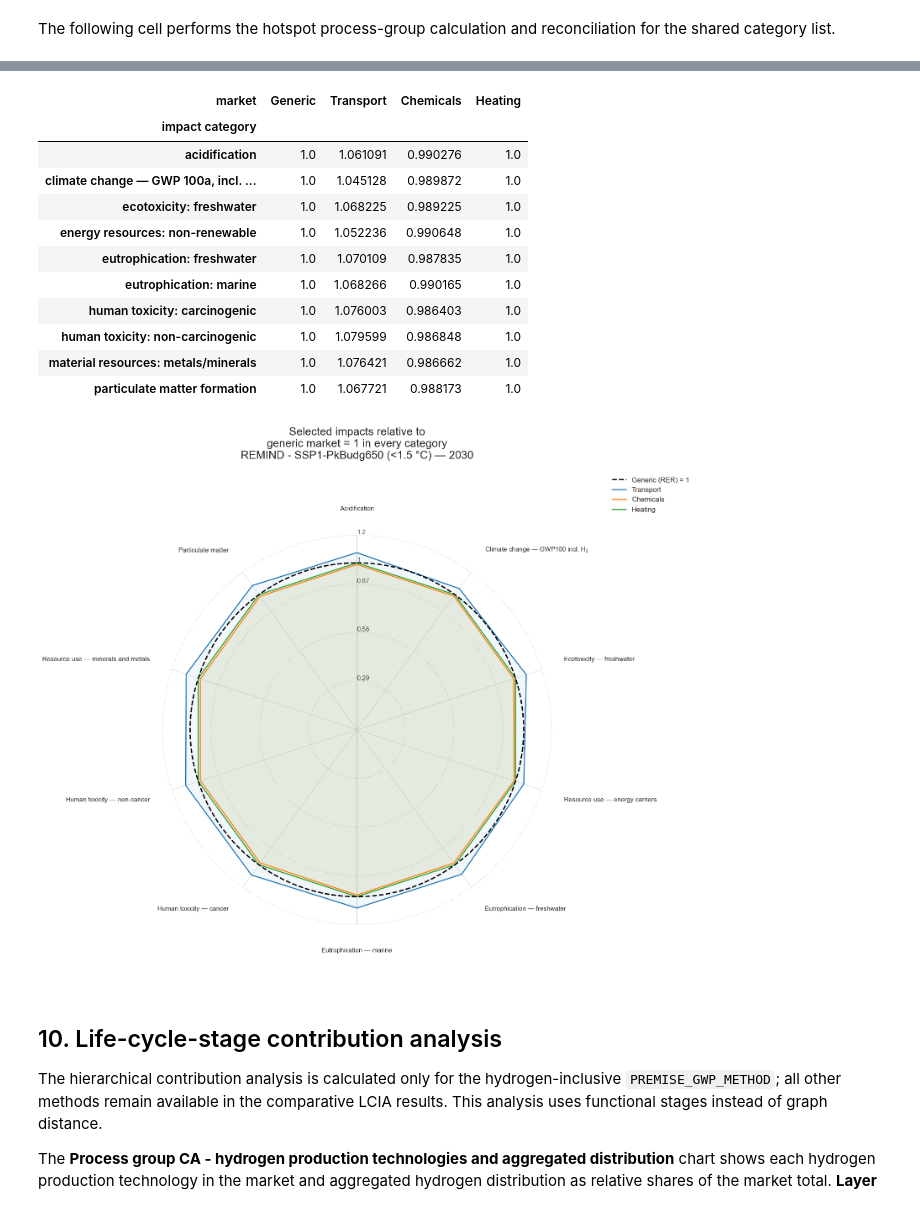
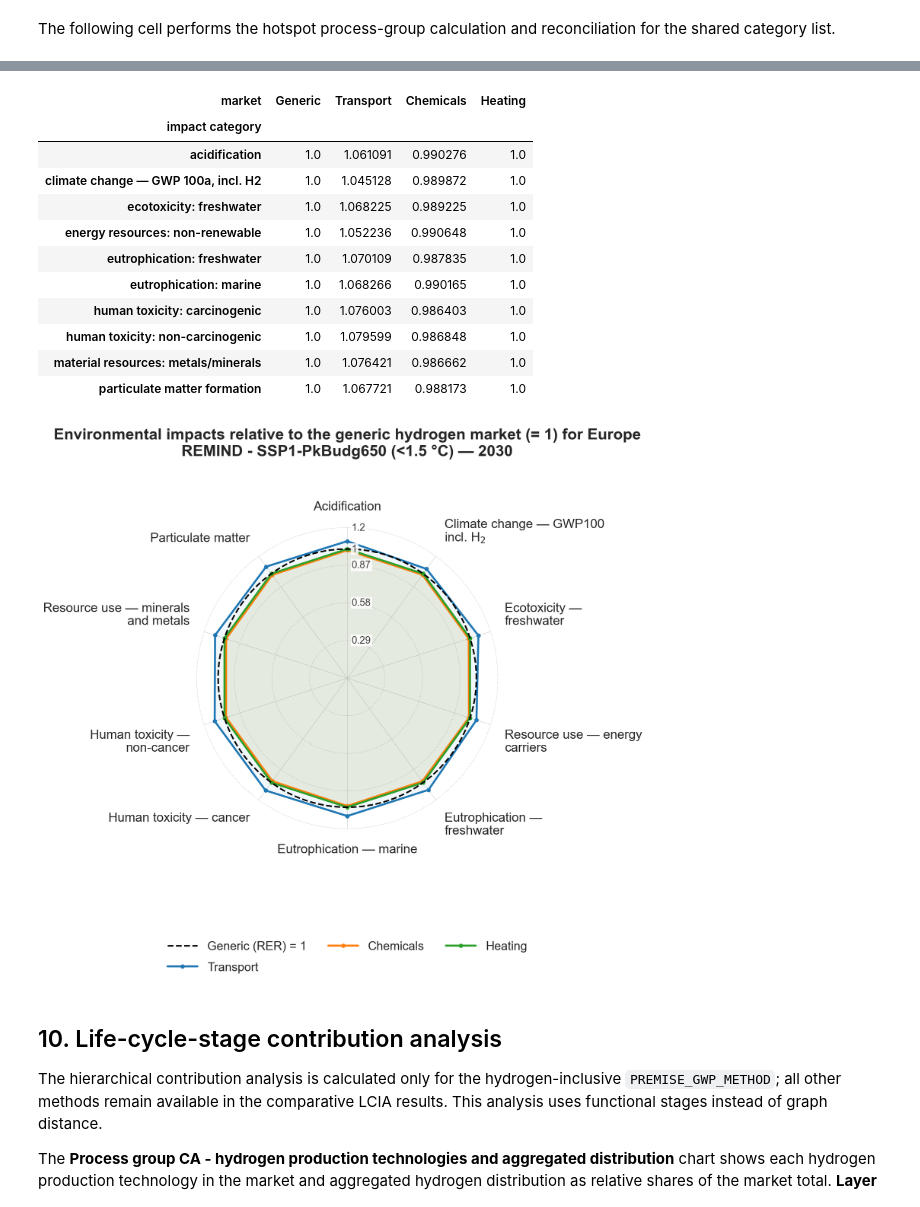
Before and after one commit to Tubias-Close/premise_h2-distribution, a Jupyter notebook: examples/h2-distribution_LCIA/notebooks/LCIA_contribution_analysis_hydrogen_markets_europe.ipynb, the cells around one changed output, grey strips where cells are left out. Saved outputs shown, nothing was run; the diff lists cells and outputs as text; code cells hidden in the pictures.

```diff
--- a/examples/h2-distribution_LCIA/notebooks/LCIA_contribution_analysis_hydrogen_markets_europe.ipynb
+++ b/examples/h2-distribution_LCIA/notebooks/LCIA_contribution_analysis_hydrogen_markets_europe.ipynb
@@ -83,7 +93,7 @@ list(bd.databases)
 The project and database exactly match the source notebook. Change only these constants when deliberately applying the workflow to another prospective database.
 # %%
 PROJECT = "ecoinvent-3.12-cutoff_v2"
-DATABASE = "ecoinvent-3.12-cutoff_image-SSP1-VLLO_2030_08_full"
+DATABASE = "ecoinvent-3.12-cutoff_remind-SSP1-PkBudg650_2030_08_full"
 # Operational settings remain in config.py; semantic methods live only in
 # LCIA_mapping_h2.py and are shared with every other LCIA notebook.
 GENERIC_MARKET_NAME = cfg.GENERIC_MARKET_NAME
@@ -842,7 +844,7 @@ for x_direction, y_direction, label in zip(x_directions, y_directions, axis_labe
     vertical_alignment = "center" if abs(y_direction) < 0.15 else ("bottom" if y_direction > 0 else "top")
     ax.text(
         label_radius * x_direction, label_radius * y_direction, label,
-        fontsize=18, fontweight="semibold", linespacing=1.15,
+        fontsize=18, fontweight="normal", linespacing=1.15,
         ha=horizontal_alignment, va=vertical_alignment,
     )
 
@@ -855,36 +857,40 @@ for color, market_label in zip(sector_colors, sector_order):
     closed_y = np.r_[y_values, y_values[0]]
     ax.plot(closed_x, closed_y, linewidth=2.8, marker="o", markersize=5, color=color, label=market_label, zorder=3)
     ax.fill(closed_x, closed_y, color=color, alpha=0.06, zorder=2)
 
 plot_limit = radial_max * 1.28
 ax.set_xlim(-plot_limit, plot_limit)
 ax.set_ylim(-plot_limit, plot_limit)
 ax.set_aspect("equal", adjustable="box")
 ax.axis("off")
 ax.set_title(
-    plot_title("Selected impacts relative to the generic market (= 1)"),
+    plot_title("Environmental impacts relative to the generic hydrogen market (= 1) for Europe"),
     fontsize=22, fontweight="bold", pad=42,
 )
 handles, labels = ax.get_legend_handles_labels()
 fig.legend(handles, labels, loc="lower center", bbox_to_anchor=(0.5, 0.015),
            ncol=min(3, len(labels)), frameon=False, fontsize=17,
            handlelength=2.5, columnspacing=1.8, labelspacing=0.8)
 fig.subplots_adjust(left=0.20, right=0.80, top=0.83, bottom=0.20)
+# Keep the presentation font explicit, independent of the active style.
+from matplotlib.text import Text
+for text in fig.findobj(match=Text):
+    text.set_fontfamily("DejaVu Sans")
 plt.show()
 # %% [output]
 | market | Generic | Transport | Chemicals | Heating |
 | impact category |  |  |  |  |
 | acidification | 1.0 | 1.061091 | 0.990276 | 1.0 |
-| climate change — GWP 100a, incl. ... | 1.0 | 1.045128 | 0.989872 | 1.0 |
+| climate change — GWP 100a, incl. H2 | 1.0 | 1.045128 | 0.989872 | 1.0 |
 | ecotoxicity: freshwater | 1.0 | 1.068225 | 0.989225 | 1.0 |
 | energy resources: non-renewable | 1.0 | 1.052236 | 0.990648 | 1.0 |
 | eutrophication: freshwater | 1.0 | 1.070109 | 0.987835 | 1.0 |
 | eutrophication: marine | 1.0 | 1.068266 | 0.990165 | 1.0 |
 | human toxicity: carcinogenic | 1.0 | 1.076003 | 0.986403 | 1.0 |
 | human toxicity: non-carcinogenic | 1.0 | 1.079599 | 0.986848 | 1.0 |
 | material resources: metals/minerals | 1.0 | 1.076421 | 0.986662 | 1.0 |
 | particulate matter formation | 1.0 | 1.067721 | 0.988173 | 1.0 |
-[figure, old version]
+[figure, new version]
 # %% [markdown]
 ## 10. Life-cycle-stage contribution analysis
 
```
Also changed, not shown: parts of 8 cells of this notebook, 3 other files.
